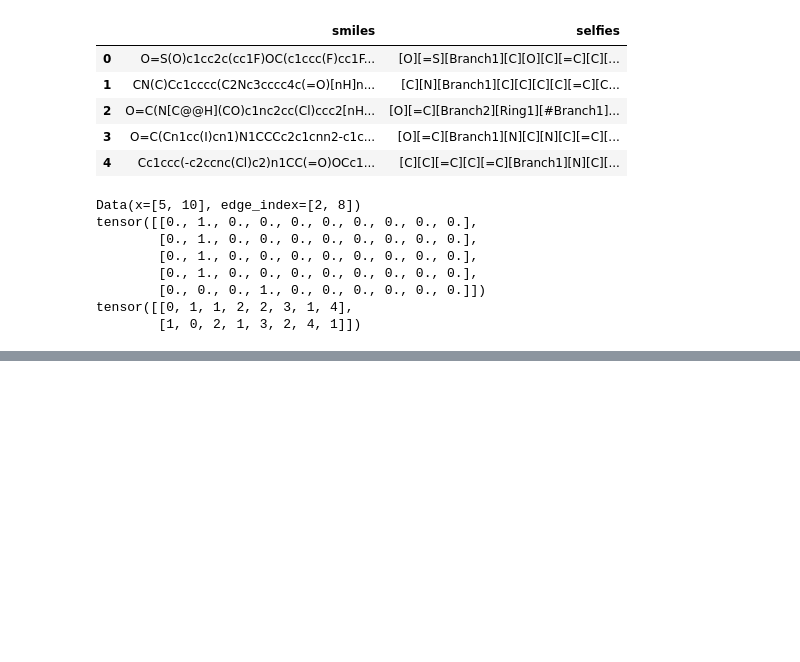
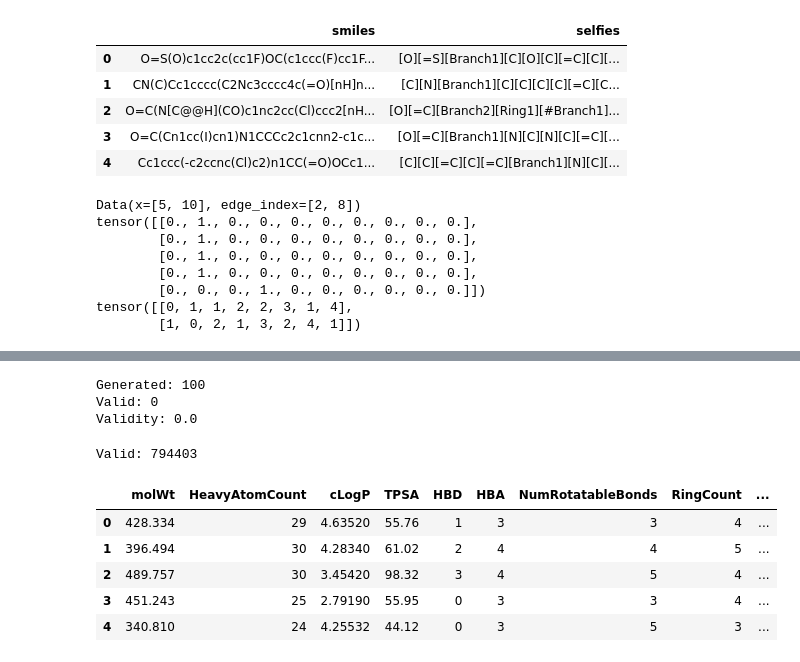
Before and after one commit to JanAndrzejewski050/Graph-Latent-Space, a Jupyter notebook: graphVAE/notebooks/gcn_vae.ipynb, the cells around one changed output, grey strips where cells are left out. Cells and saved outputs as stored; diff of their text form; code cells hidden in the pictures; blank space fills up the shorter version.

```diff
--- a/graphVAE/notebooks/gcn_vae.ipynb
+++ b/graphVAE/notebooks/gcn_vae.ipynb
@@ -283,0 +809,10 @@ KeyboardInterrupt:
+# %%
+valid_mols = [m for m in mols if m is not None]
+
+print("Generated:", len(mols))
+print("Valid:", len(valid_mols))
+print("Validity:", len(valid_mols) / len(mols))
+# %% [output]
+Generated: 100
+Valid: 0
+Validity: 0.0
@@ -283,0 +830,21 @@ KeyboardInterrupt:
+# %%
+smiles_list = df["smiles"]
+
+Y = []
+valid = 0
+
+for mol in tqdm((Chem.MolFromSmiles(s) for s in smiles_list),
+                total=len(smiles_list),
+                desc="Computing properties"):
+
+    if mol is None:
+        continue
+
+    Y.append(get_molecule_properties(mol))
+    valid += 1
+
+Y = pd.DataFrame(Y)
+
+print("Valid:", valid)
+# %% [output]
+Valid: 794403
@@ -283,0 +853,9 @@ KeyboardInterrupt:
+# %%
+Y.head()
+# %% [output]
+|  | molWt | HeavyAtomCount | cLogP | TPSA | HBD | HBA | NumRotatableBonds | RingCount | ... |
+| 0 | 428.334 | 29 | 4.63520 | 55.76 | 1 | 3 | 3 | 4 | ... |
+| 1 | 396.494 | 30 | 4.28340 | 61.02 | 2 | 4 | 4 | 5 | ... |
+| 2 | 489.757 | 30 | 3.45420 | 98.32 | 3 | 4 | 5 | 4 | ... |
+| 3 | 451.243 | 25 | 2.79190 | 55.95 | 0 | 3 | 3 | 4 | ... |
+| 4 | 340.810 | 24 | 4.25532 | 44.12 | 0 | 3 | 5 | 3 | ... |
```
Also changed, not shown: parts of 23 cells of this notebook, 5 other files.
